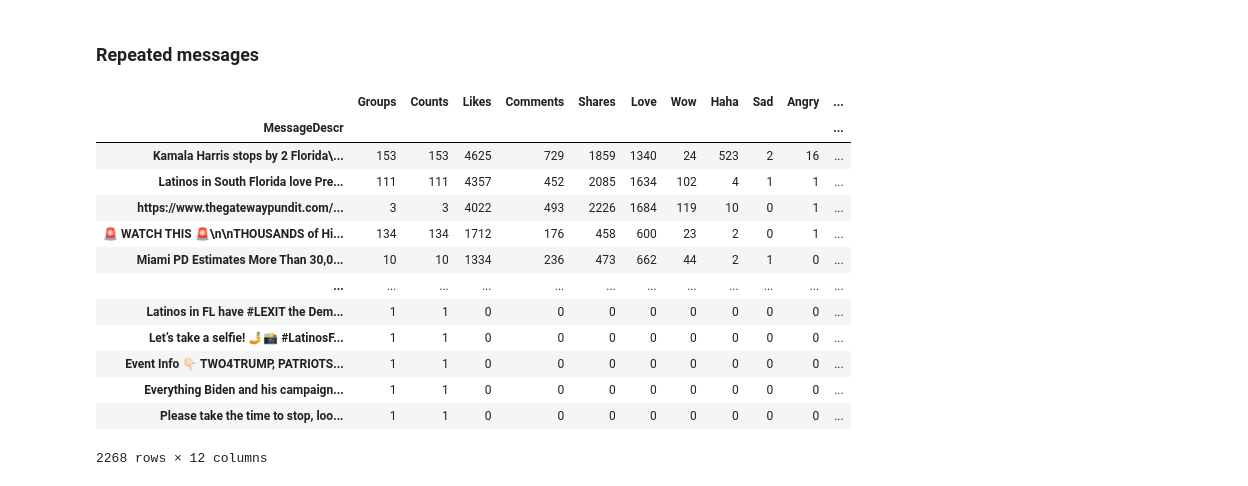
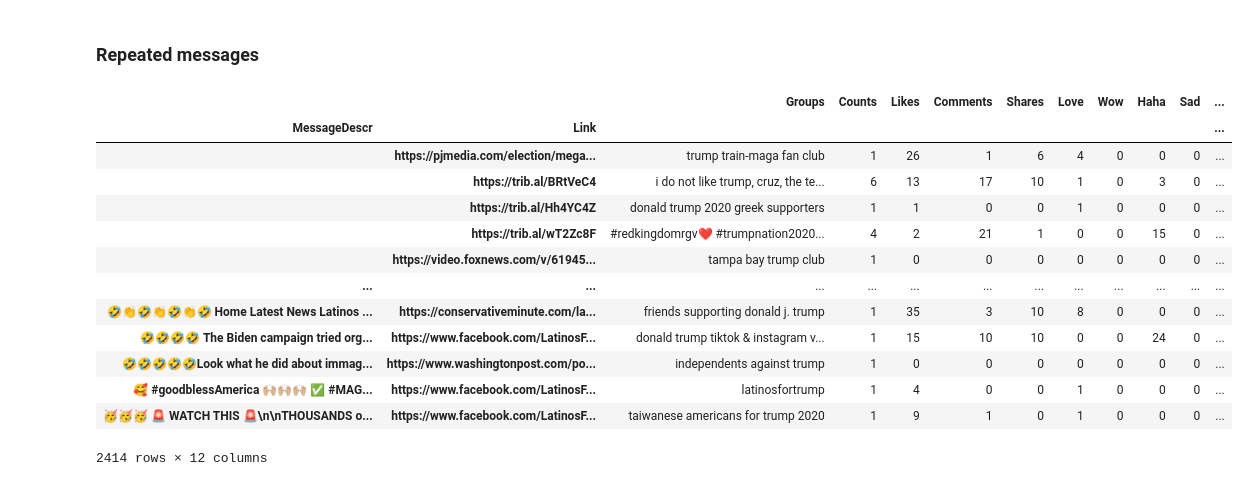
Before and after one commit to saviaga/Latinx2020, a Jupyter notebook: Latinx2020_Words-LatinosForTrump.ipynb, the cells around one changed output. Cells and saved outputs as stored; diff of their text form; code cells hidden in the pictures.

```diff
--- a/Latinx2020_Words-LatinosForTrump.ipynb
+++ b/Latinx2020_Words-LatinosForTrump.ipynb
@@ -294,11 +294,18 @@ df
 | texas | 0.501579 |
 | trump | 0.121112 |
 # %%
-word = df.index[0]
-content["lowercase"] = content['MessageDescr'].apply(lambda x: x.lower())
-word_messages = content[content['lowercase'].str.contains(word)]
+#word = df.index[0]
+word = "Latinos from Nicaragua, Venezuela and Cuba living in South Florida know the dangers of Socialism"
 
-word_messages = word_messages['lowercase'].value_counts(ascending=False).rename_axis('unique_messages').reset_index(name='counts')
-word_messages.to_csv(word +"_"+ name+"_messages.csv")
+#content["lowercase"] = content['MessageDescr'].apply(lambda x: x.lower())
+word_messages = content[content['MessageDescr'].str.contains(word)]
+word_messages['Total Interactions']=word_messages['Total Interactions'].astype(str).str.replace(',', '').astype(int)
+
+
+word_messages = word_messages.groupby(['MessageDescr','Link']).aggregate({'Group Name':'count','Group Name':' | '.join,'MessageDescr': 'count','Likes': 'sum','Comments': 'sum', 'Shares': 'sum', 'Love': 'sum', 'Wow': 'sum', 'Haha': 'sum', 'Sad': 'sum','Angry': 'sum', 'Care': 'sum','Total Interactions':'sum'})
+
+
+#word_messages = word_messages['MessageDescr'].value_counts(ascending=False).rename_axis('unique_messages').reset_index(name='counts')
+word_messages.to_csv(word +"_"+"FinalSocialism_Trump_messages.csv")
 word_messages
 # %% [output]
@@ -319,32 +331,32 @@ word_messages
 ### Repeated messages
 # %%
 content['Total Interactions']=content['Total Interactions'].astype(str).str.replace(',', '').astype(int)
-#results = content.groupby(['MessageDescr']).aggregate({'Group Name':['count',' |'.join],'MessageDescr': 'count','Likes': 'sum','Comments': 'sum', 'Shares': 'sum', 'Love': 'sum', 'Wow': 'sum', 'Haha': 'sum', 'Sad': 'sum',
-#       'Angry': 'sum', 'Care': 'sum','Total Interactions':'sum'})
-results = content.groupby(['MessageDescr']).aggregate({'Group Name':'count','MessageDescr': 'count','Likes': 'sum','Comments': 'sum', 'Shares': 'sum', 'Love': 'sum', 'Wow': 'sum', 'Haha': 'sum', 'Sad': 'sum',
-       'Angry': 'sum', 'Care': 'sum','Total Interactions':'sum'})
-
-
+results = content.groupby(['MessageDescr','Link']).aggregate({'Group Name':'count','Group Name':' | '.join,'MessageDescr': 'count','Likes': 'sum','Comments': 'sum', 'Shares': 'sum', 'Love': 'sum', 'Wow': 'sum', 'Haha': 'sum', 'Sad': 'sum','Angry': 'sum', 'Care': 'sum','Total Interactions':'sum'})
+#results = content.groupby(['MessageDescr','Link']).aggregate({'Group Name':'count','MessageDescr': 'count','Likes': 'sum','Comments': 'sum', 'Shares': 'sum', 'Love': 'sum', 'Wow': 'sum', 'Haha': 'sum', 'Sad': 'sum',
+ #      'Angry': 'sum', 'Care': 'sum','Total Interactions':'sum'})
 results.rename(columns={"MessageDescr": "Counts",'Group Name':"Groups"}, inplace=True)
 
 
-results.to_csv("mostpopularLatinosFor"+name+".csv")
+
+
+results.to_csv("latinosforTrumpThePost"+name+".csv")
 # %%
-results.sort_values(by='Total Interactions',ascending=False)
+#results.sort_values(by='Counts',ascending=False)
+results
 # %% [output]
-|  | Groups | Counts | Likes | Comments | Shares | Love | Wow | Haha | Sad | Angry | ... |
-| MessageDescr |  |  |  |  |  |  |  |  |  |  | ... |
-| Kamala Harris stops by 2 Florida\... | 153 | 153 | 4625 | 729 | 1859 | 1340 | 24 | 523 | 2 | 16 | ... |
-| Latinos in South Florida love Pre... | 111 | 111 | 4357 | 452 | 2085 | 1634 | 102 | 4 | 1 | 1 | ... |
-| https://www.thegatewaypundit.com/... | 3 | 3 | 4022 | 493 | 2226 | 1684 | 119 | 10 | 0 | 1 | ... |
-| 🚨 WATCH THIS 🚨\n\nTHOUSANDS of Hi... | 134 | 134 | 1712 | 176 | 458 | 600 | 23 | 2 | 0 | 1 | ... |
-| Miami PD Estimates More Than 30,0... | 10 | 10 | 1334 | 236 | 473 | 662 | 44 | 2 | 1 | 0 | ... |
+|  |  | Groups | Counts | Likes | Comments | Shares | Love | Wow | Haha | Sad | ... |
+| MessageDescr | Link |  |  |  |  |  |  |  |  |  | ... |
+|  | https://pjmedia.com/election/mega... | trump train-maga fan club | 1 | 26 | 1 | 6 | 4 | 0 | 0 | 0 | ... |
+|  | https://trib.al/BRtVeC4 | i do not like trump, cruz, the te... | 6 | 13 | 17 | 10 | 1 | 0 | 3 | 0 | ... |
+|  | https://trib.al/Hh4YC4Z | donald trump 2020 greek supporters | 1 | 1 | 0 | 0 | 1 | 0 | 0 | 0 | ... |
+|  | https://trib.al/wT2Zc8F | #redkingdomrgv❤️ #trumpnation2020... | 4 | 2 | 21 | 1 | 0 | 0 | 15 | 0 | ... |
+|  | https://video.foxnews.com/v/61945... | tampa bay trump club | 1 | 0 | 0 | 0 | 0 | 0 | 0 | 0 | ... |
 | ... | ... | ... | ... | ... | ... | ... | ... | ... | ... | ... | ... |
-| Latinos in FL have #LEXIT the Dem... | 1 | 1 | 0 | 0 | 0 | 0 | 0 | 0 | 0 | 0 | ... |
-| Let’s take a selfie! 🤳📸 #LatinosF... | 1 | 1 | 0 | 0 | 0 | 0 | 0 | 0 | 0 | 0 | ... |
-| Event Info 👇🏻 TWO4TRUMP, PATRIOTS... | 1 | 1 | 0 | 0 | 0 | 0 | 0 | 0 | 0 | 0 | ... |
-| Everything Biden and his campaign... | 1 | 1 | 0 | 0 | 0 | 0 | 0 | 0 | 0 | 0 | ... |
-| Please take the time to stop, loo... | 1 | 1 | 0 | 0 | 0 | 0 | 0 | 0 | 0 | 0 | ... |
+| 🤣👏🤣👏🤣👏🤣 Home Latest News Latinos ... | https://conservativeminute.com/la... | friends supporting donald j. trump | 1 | 35 | 3 | 10 | 8 | 0 | 0 | 0 | ... |
+| 🤣🤣🤣🤣 The Biden campaign tried org... | https://www.facebook.com/LatinosF... | donald trump tiktok & instagram v... | 1 | 15 | 10 | 10 | 0 | 0 | 24 | 0 | ... |
+| 🤣🤣🤣🤣🤣Look what he did about immag... | https://www.washingtonpost.com/po... | independents against trump | 1 | 0 | 0 | 0 | 0 | 0 | 0 | 0 | ... |
+| 🥰 #goodblessAmerica 🙌🏼🙌🏼🙌🏼 ✅ #MAG... | https://www.facebook.com/LatinosF... | latinosfortrump | 1 | 4 | 0 | 0 | 1 | 0 | 0 | 0 | ... |
+| 🥳🥳🥳 🚨 WATCH THIS 🚨\n\nTHOUSANDS o... | https://www.facebook.com/LatinosF... | taiwanese americans for trump 2020 | 1 | 9 | 1 | 0 | 1 | 0 | 0 | 0 | ... |
-2268 rows × 12 columns
+2414 rows × 12 columns
 # %%
 results.reset_index()
```
Also changed, not shown: parts of 3 cells of this notebook.
